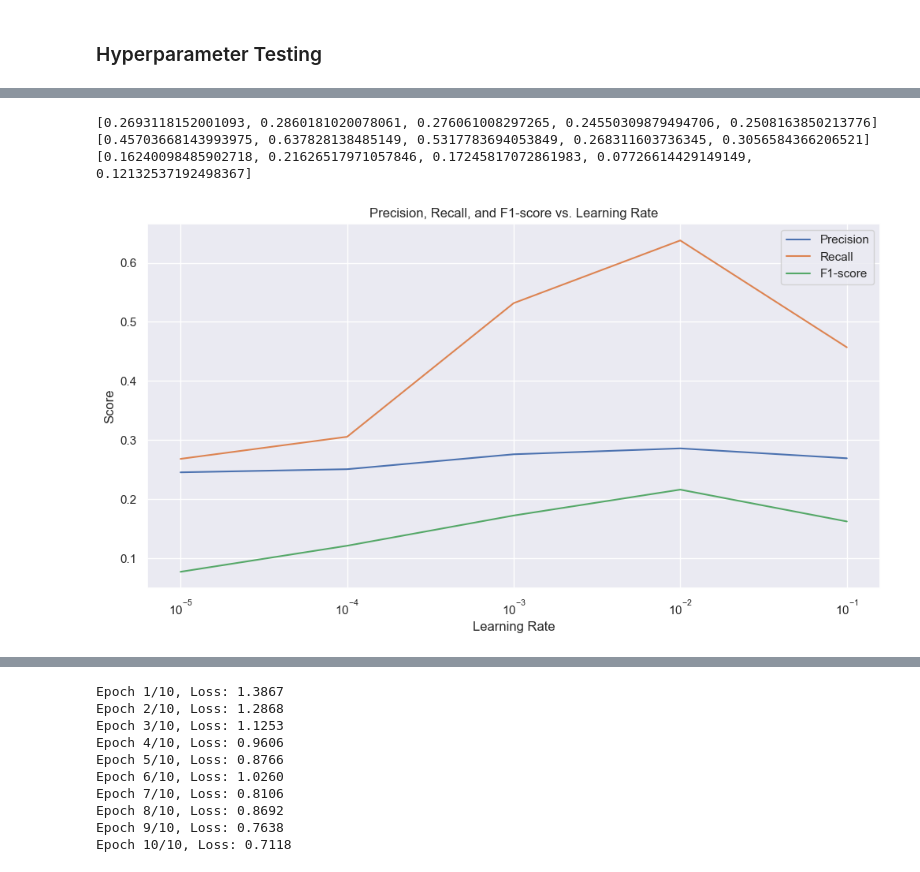
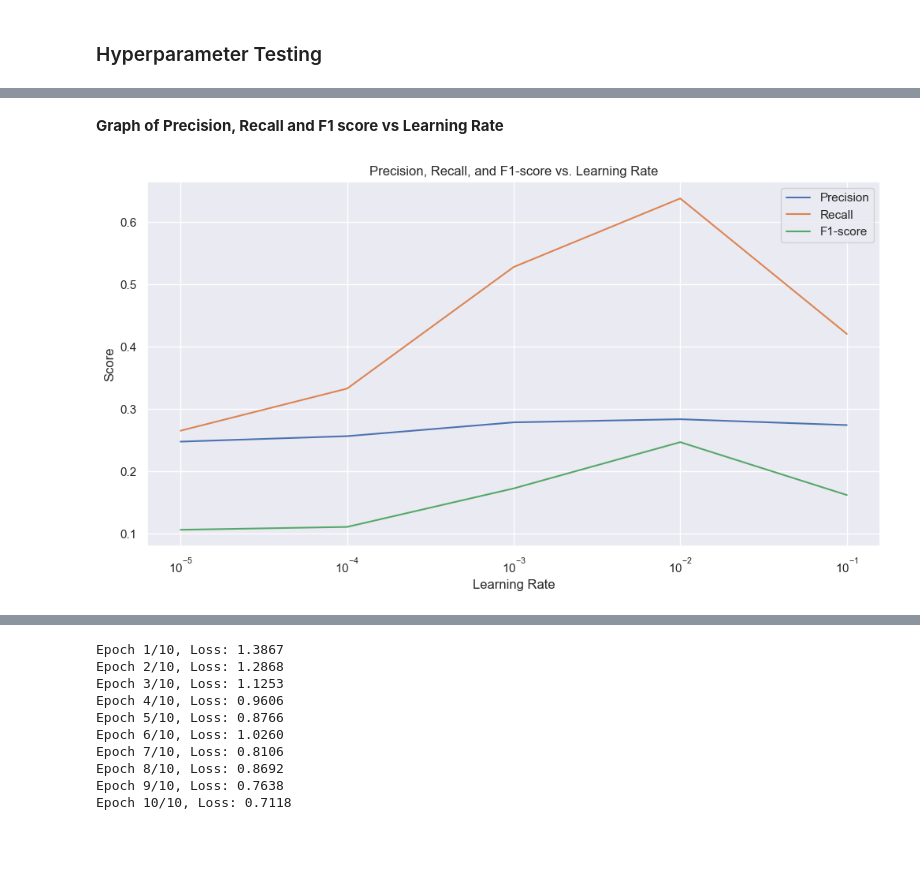
Before and after one commit to danieltobiastan/MicrosoftQA_LSTM, a Jupyter notebook: Model-finetune.ipynb, the cells around one changed output, grey strips where cells are left out. Cells and saved outputs as stored; diff of their text form; code cells hidden in the pictures; blank space fills up the shorter version.

```diff
--- a/Model-finetune.ipynb
+++ b/Model-finetune.ipynb
@@ -798,9 +798,9 @@ import optuna
 from sklearn.model_selection import KFold
 
 
-mean_cv_precision_scores = []
-mean_cv_recall_scores = []
-mean_cv_f1_scores = []
+mean_cv_precision_scores = {}
+mean_cv_recall_scores = {}
+mean_cv_f1_scores = {}
 
 
 def objective(trial):
@@ -848,9 +848,9 @@ def objective(trial):
         cv_f1_scores.append(val_report["macro avg"]["f1-score"])
     print(f"Learning rate: {learning_rate:.4f}, F1: {np.mean(cv_f1_scores):.4f}")
 
-    mean_cv_precision_scores.append(np.mean(cv_precision_scores))
-    mean_cv_recall_scores.append(np.mean(cv_recall_scores))
-    mean_cv_f1_scores.append(np.mean(cv_f1_scores))
+    mean_cv_precision_scores[learning_rate] = np.mean(cv_precision_scores)
+    mean_cv_recall_scores[learning_rate] = np.mean(cv_recall_scores)
+    mean_cv_f1_scores[learning_rate] = np.mean(cv_f1_scores)
 
     # Return the average cross-validation score
     return np.mean(cv_f1_scores)
@@ -921,56 +902,44 @@ UsageError: Line magic function `%optuna-dashboard` not found.
-# %%
-precision_scores = mean_cv_precision_scores
-recall_scores = mean_cv_recall_scores
-f1_scores = mean_cv_f1_scores
-print(precision_scores)
-print(recall_scores)
-print(f1_scores)
-# %% [output]
-[0.2693118152001093, 0.2860181020078061, 0.276061008297265, 0.24550309879494706, 0.2508163850213776]
-[0.45703668143993975, 0.637828138485149, 0.5317783694053849, 0.268311603736345, 0.3056584366206521]
-[0.16240098485902718, 0.21626517971057846, 0.17245817072861983, 0.07726614429149149, 0.12132537192498367]
+# %% [markdown]
+**Graph of Precision, Recall and F1 score vs Learning Rate**
 # %%
 import seaborn as sns
 %matplotlib inline
 import matplotlib.pyplot as plt
 sns.set()
 
 # Assuming you have already optimized the study and have obtained the mean cross-validation scores
 # for precision, recall, and F1-score for each learning rate
 learning_rates = [1e-1, 1e-2,1e-3, 1e-4, 1e-5]
-# learning_rates = [1e-5, 1e-4, 1e-3, 1e-2, 1e-1]
-# precision_scores = mean_cv_precision_scores
-# recall_scores = mean_cv_recall_scores
-# f1_scores = mean_cv_f1_scores
-precision_scores = [0.2693118152001093, 0.2860181020078061, 0.276061008297265, 0.2508163850213776, 0.24550309879494706]
-recall_scores = [0.45703668143993975, 0.637828138485149, 0.5317783694053849, 0.3056584366206521, 0.268311603736345]
-f1_scores = [0.16240098485902718, 0.21626517971057846, 0.17245817072861983, 0.12132537192498367, 0.07726614429149149]
+# Extract the scores from the dictionaries in the order of the learning rates
+precision_scores_plt = [mean_cv_precision_scores[lr] for lr in learning_rates]
+recall_scores_plt = [mean_cv_recall_scores[lr] for lr in learning_rates]
+f1_scores_plt = [mean_cv_f1_scores[lr] for lr in learning_rates]
 
 # Create a figure with a single subplot
 fig, ax = plt.subplots(figsize=(12, 6))
 
 # Plot the precision scores
-ax.plot(learning_rates, precision_scores, label="Precision")
+ax.plot(learning_rates, precision_scores_plt, label="Precision")
 
 # Plot the recall scores
-ax.plot(learning_rates, recall_scores, label="Recall")
+ax.plot(learning_rates, recall_scores_plt, label="Recall")
 
 # Plot the F1 scores
-ax.plot(learning_rates, f1_scores, label="F1-score")
+ax.plot(learning_rates, f1_scores_plt, label="F1-score")
 
 # Set the axis labels and title
 ax.set_xlabel("Learning Rate")
 ax.set_ylabel("Score")
 ax.set_xscale("log")
 ax.set_title("Precision, Recall, and F1-score vs. Learning Rate")
 
 # Add a legend
 ax.legend()
 
 # Show the plot
 plt.show()
 # %% [output]
-[figure, old version]
+[figure, new version]
 # %%
 # Get a DataFrame containing the results of all trials
 df = study.trials_dataframe()
```
Also changed, not shown: parts of 6 cells of this notebook, 1 other file.
